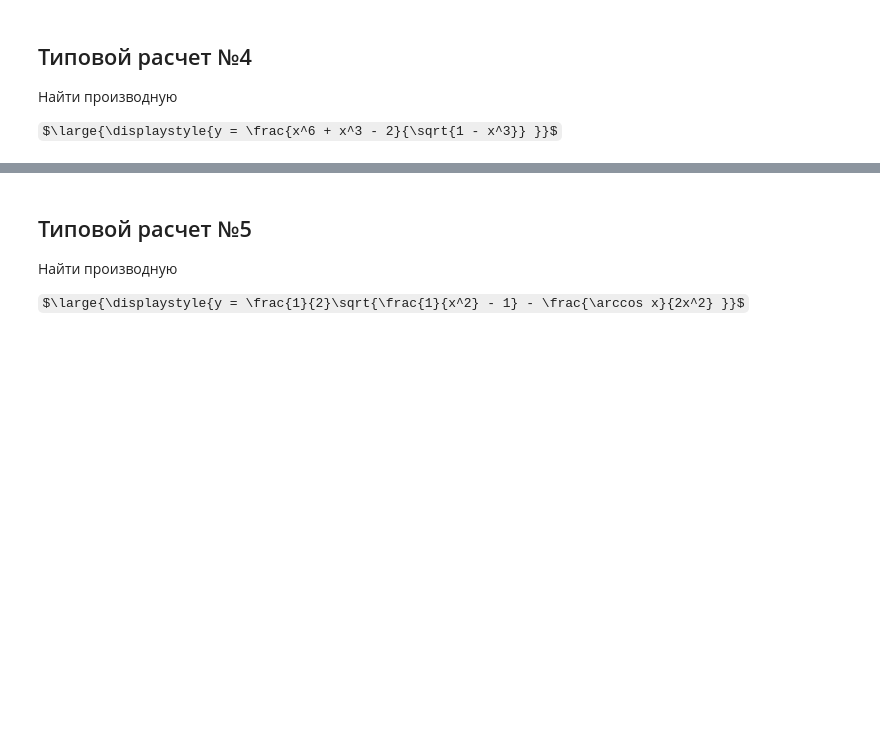
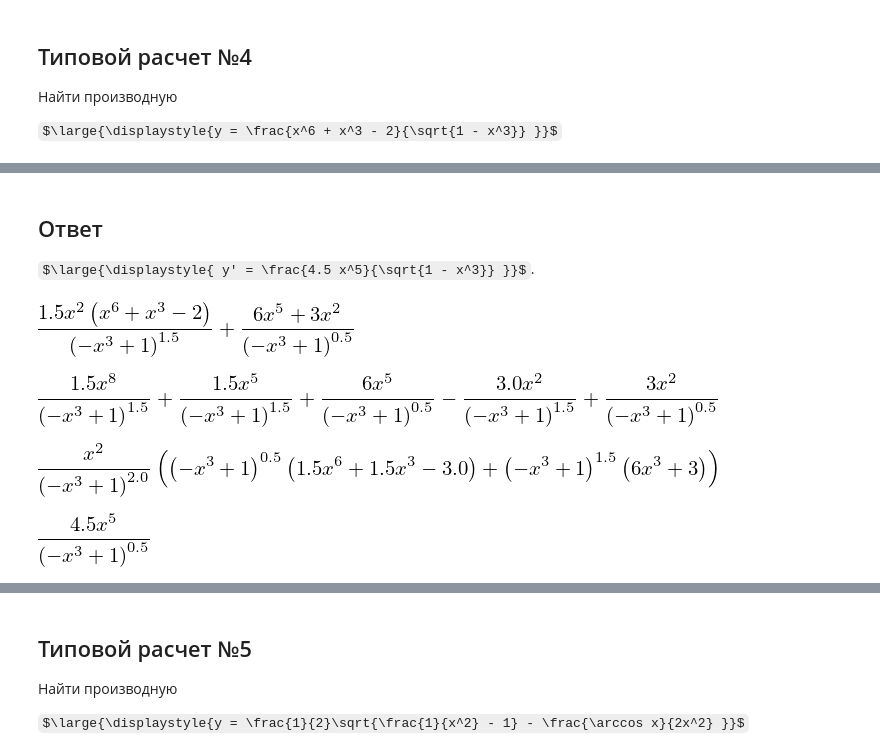
Before and after one commit to OlgaBelitskaya/math_20182019, a Jupyter notebook: mathanalysis_standardcalc201-208.ipynb, the cells around one changed output, grey strips where cells are left out. Saved outputs shown, nothing was run; the diff lists cells and outputs as text; code cells hidden in the pictures; some formulas as TeX source; blank space fills up the shorter version.

```diff
--- a/mathanalysis_standardcalc201-208.ipynb
+++ b/mathanalysis_standardcalc201-208.ipynb
@@ -219,0 +247,24 @@ $\large{\displaystyle{y = \frac{x^6 + x^3 - 2}{\sqrt{1 - x^3}} }}$
+# %% [markdown]
+## Ответ
+
+$\large{\displaystyle{ y' = \frac{4.5 x^5}{\sqrt{1 - x^3}} }}$.
+# %%
+x = Symbol('x')
+y = (x ** 6 + x ** 3 - 2) / (1 - x ** 3) ** 0.5
+# %%
+diff(y, x)
+# %% [output]
+[figure, added]
+# %%
+expand(diff(y, x))
+# %% [output]
+[figure, added]
+# %%
+simplify(diff(y, x))
+# %% [output]
+[figure, added]
+# %%
+g = 4.5 * x ** 5 / (1 - x ** 3) ** 0.5
+g
+# %% [output]
+[figure, added]
```
Also changed, not shown: parts of 6 cells of this notebook.
